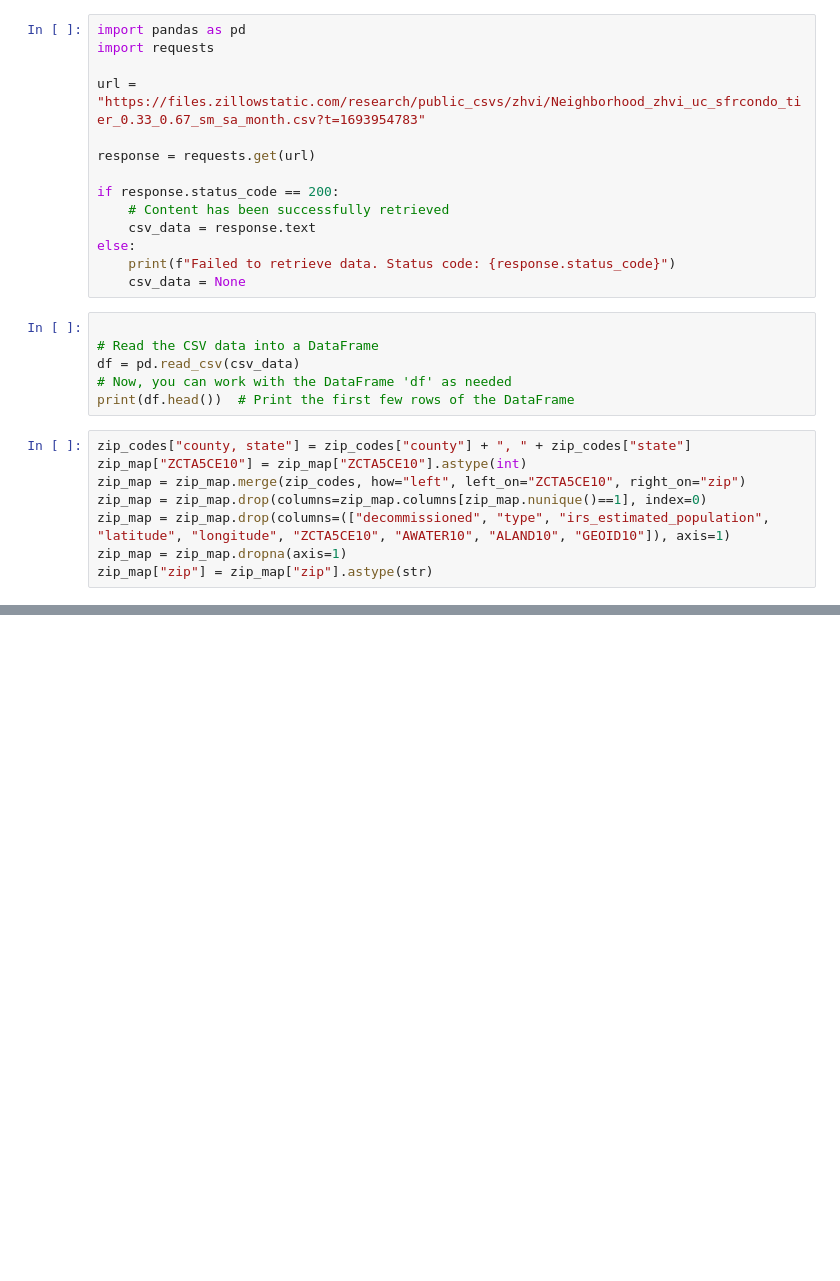
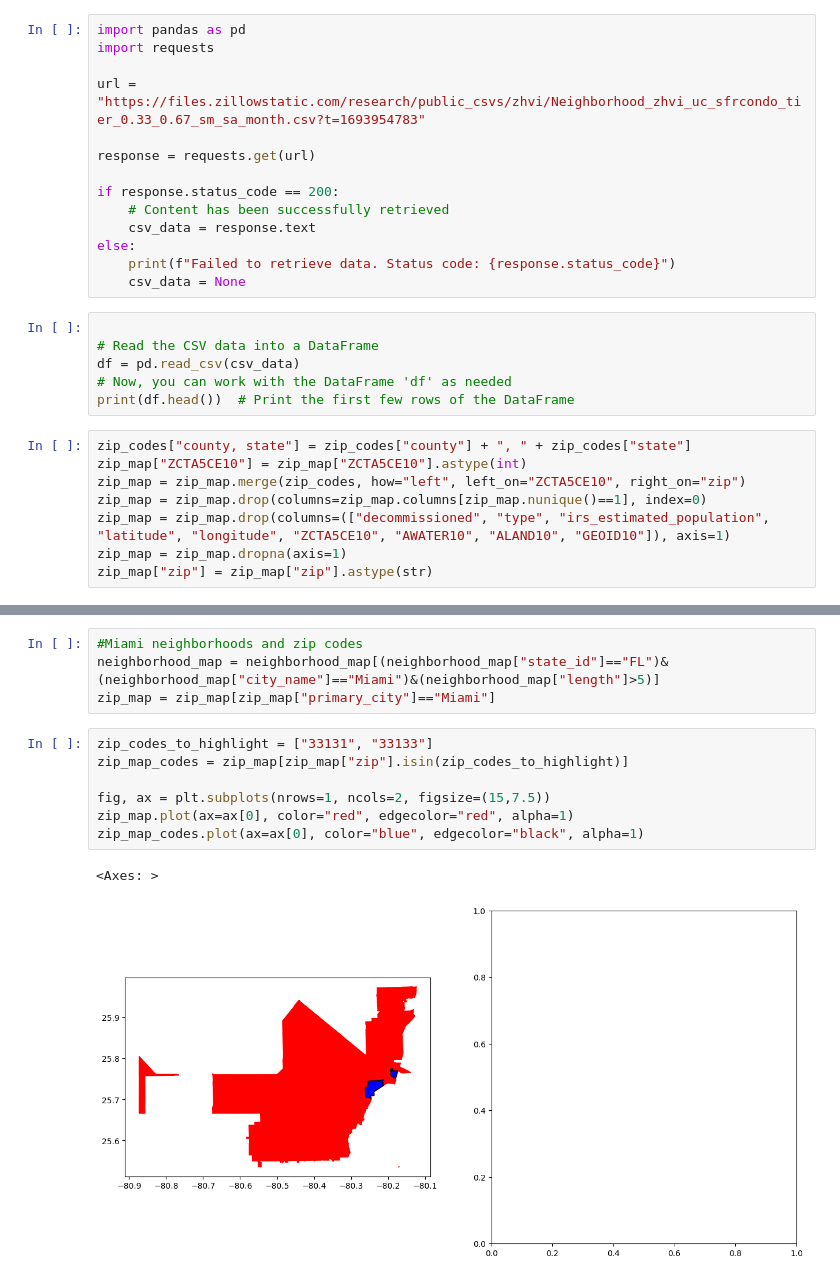
Before and after one commit to DeiviGT1/arc-is, a Jupyter notebook: hola.ipynb, the cells around one changed output, grey strips where cells are left out. Drawn from its saved outputs; the diff is of its cells as text; blank space fills up the shorter version.

```diff
--- a/hola.ipynb
+++ b/hola.ipynb
@@ -166,0 +97,14 @@ neighborhood_map.sort_values(by="length", ascending=False)
+# %%
+#Miami neighborhoods and zip codes
+neighborhood_map = neighborhood_map[(neighborhood_map["state_id"]=="FL")&(neighborhood_map["city_name"]=="Miami")&(neighborhood_map["length"]>5)]
+zip_map = zip_map[zip_map["primary_city"]=="Miami"]
+# %%
+zip_codes_to_highlight = ["33131", "33133"]
+zip_map_codes = zip_map[zip_map["zip"].isin(zip_codes_to_highlight)]
+
+fig, ax = plt.subplots(nrows=1, ncols=2, figsize=(15,7.5))
+zip_map.plot(ax=ax[0], color="red", edgecolor="red", alpha=1)
+zip_map_codes.plot(ax=ax[0], color="blue", edgecolor="black", alpha=1)
+# %% [output]
+<Axes: >
+[figure, added]
```
Also changed, not shown: parts of 13 cells of this notebook, 2 other files.
